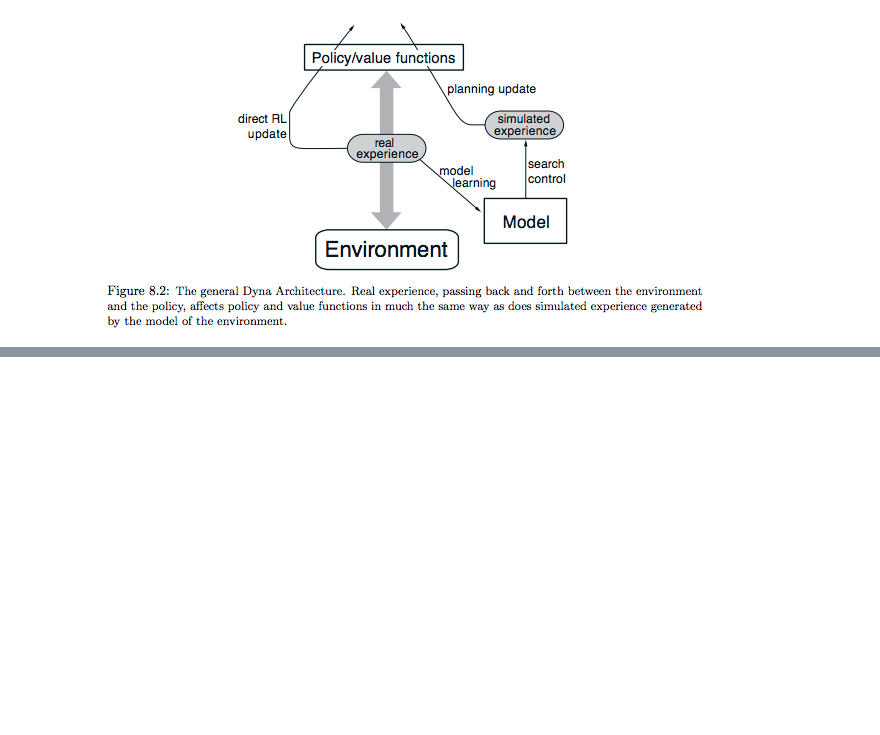
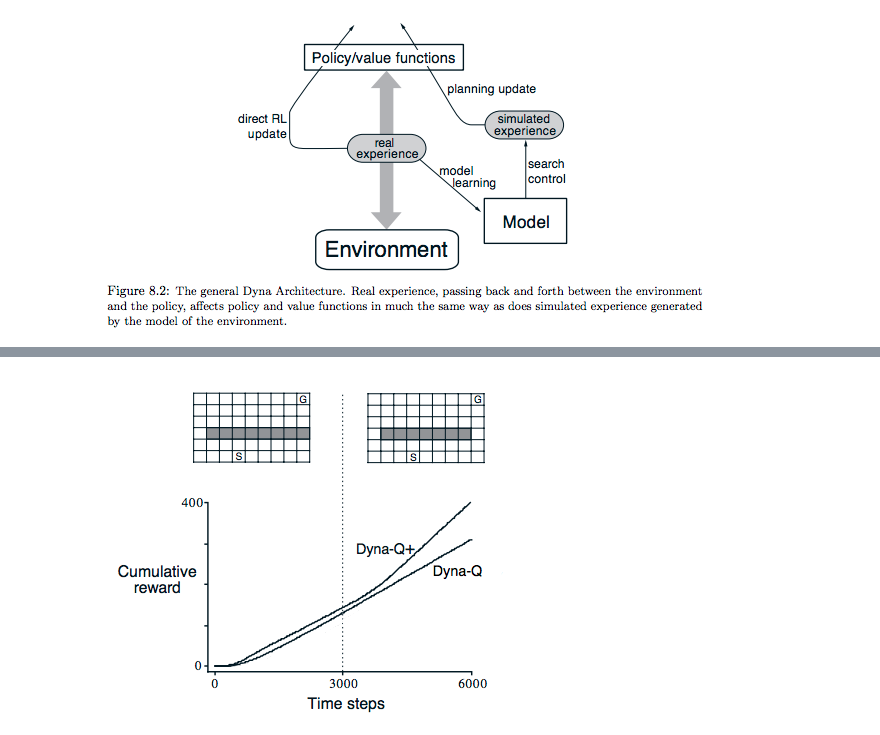
Before and after one commit to facaiy/book_notes, a Jupyter notebook: Reinforcement_Learing_An_Introduction/Planning_and_Learning_with_Tabular/note.ipynb, the cells around one changed output, grey strips where cells are left out. Cells and saved outputs as stored; diff of their text form; code cells hidden in the pictures; blank space fills up the shorter version.

```diff
--- a/Reinforcement_Learing_An_Introduction/Planning_and_Learning_with_Tabular/note.ipynb
+++ b/Reinforcement_Learing_An_Introduction/Planning_and_Learning_with_Tabular/note.ipynb
@@ -50,0 +75,4 @@ Image('./res/fig8_2.png')
+# %%
+Image('./res/fig8_6.png')
+# %% [output]
+[figure, added]
```
Also changed, not shown: parts of 8 cells of this notebook, 4 other files.
